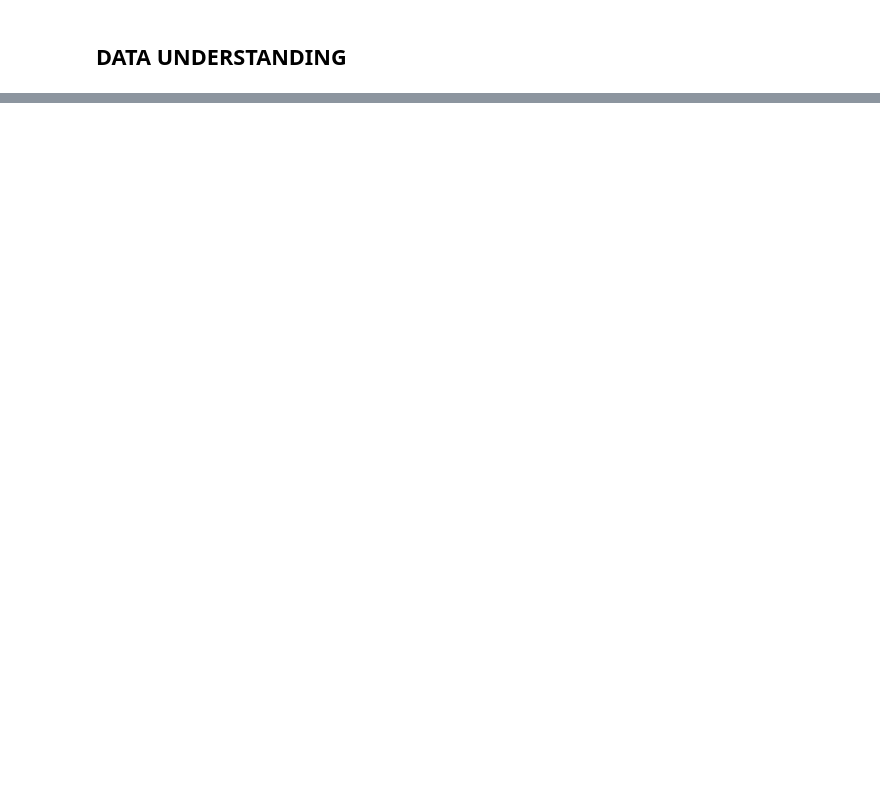
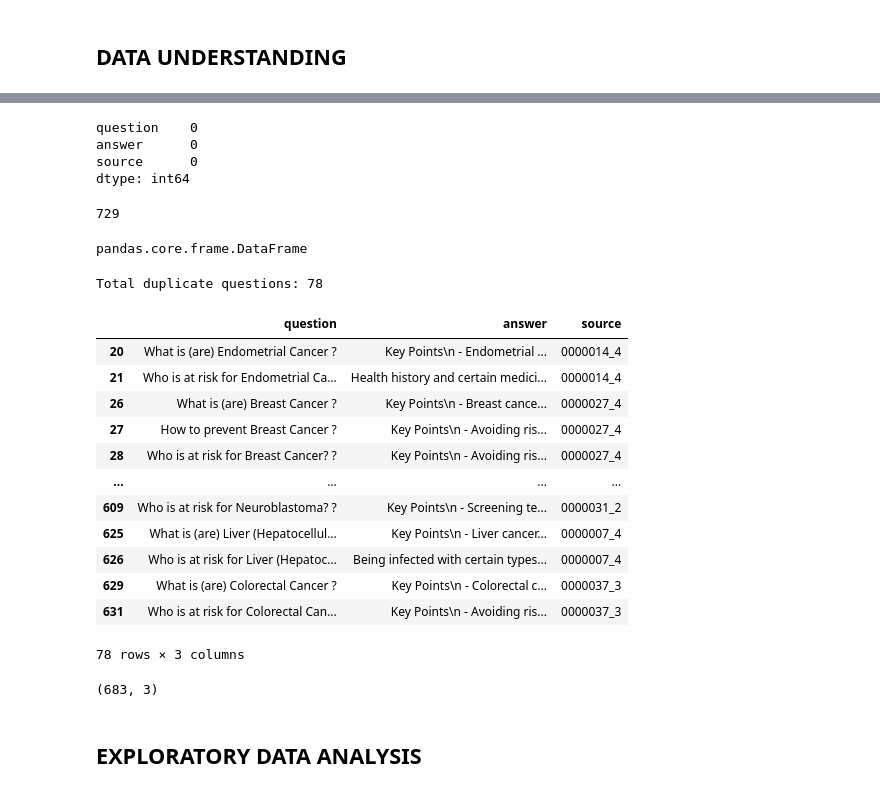
Before and after one commit to Husky-69/Cancer_NLP_Group_project, a Jupyter notebook: Medical_bot.ipynb, the cells around one changed output, grey strips where cells are left out. Drawn from its saved outputs; the diff is of its cells as text; code cells hidden in the pictures; blank space fills up the shorter version.

```diff
--- a/Medical_bot.ipynb
+++ b/Medical_bot.ipynb
@@ -209,0 +70,4 @@ from sklearn.preprocessing import StandardScaler
+# %%
+#We used the class to load all Q&A pairs from XML files in a specified folder
+folder = "/home/user/Documents/Project/Cancer_NLP_project/1_CancerGov_QA"
+cancer_df = CancerQALoader.load_all_qa_from_folder(folder)
@@ -209,0 +119,38 @@ from sklearn.preprocessing import StandardScaler
+# %%
+#Checking the number of missing values in each column of the DataFrame
+cancer_df.isnull().sum()
+# %% [output]
+question    0
+answer      0
+source      0
+dtype: int64
+# %%
+#Checking the number of rows in the DataFrame to see how many Q&A pairs were loaded
+len(cancer_df)
+# %% [output]
+729
+# %%
+#Checking the data type of the DataFrame to confirm it is a pandas DataFrame
+type(cancer_df)
+# %% [output]
+pandas.core.frame.DataFrame
+# %%
+# Check how many duplicate questions exist
+duplicate_questions = cancer_df[cancer_df.duplicated(subset='question', keep=False)]
+print(f"Total duplicate questions: {duplicate_questions.shape[0]}")
+duplicate_questions
+# %% [output]
+Total duplicate questions: 78
+|  | question | answer | source |
+| 20 | What is (are) Endometrial Cancer ? | Key Points\n - Endometrial ... | 0000014_4 |
+| 21 | Who is at risk for Endometrial Ca... | Health history and certain medici... | 0000014_4 |
+| 26 | What is (are) Breast Cancer ? | Key Points\n - Breast cance... | 0000027_4 |
+| 27 | How to prevent Breast Cancer ? | Key Points\n - Avoiding ris... | 0000027_4 |
+| 28 | Who is at risk for Breast Cancer? ? | Key Points\n - Avoiding ris... | 0000027_4 |
+| ... | ... | ... | ... |
+| 609 | Who is at risk for Neuroblastoma? ? | Key Points\n - Screening te... | 0000031_2 |
+| 625 | What is (are) Liver (Hepatocellul... | Key Points\n - Liver cancer... | 0000007_4 |
+| 626 | Who is at risk for Liver (Hepatoc... | Being infected with certain types... | 0000007_4 |
+| 629 | What is (are) Colorectal Cancer ? | Key Points\n - Colorectal c... | 0000037_3 |
+| 631 | Who is at risk for Colorectal Can... | Key Points\n - Avoiding ris... | 0000037_3 |
+78 rows × 3 columns
@@ -209,0 +160,7 @@ from sklearn.preprocessing import StandardScaler
+# %%
+#Checking the shape of the DataFrame after removing duplicates to see how many rows remain
+cancer_df.shape
+# %% [output]
+(683, 3)
+# %% [markdown]
+## EXPLORATORY DATA ANALYSIS
```
Also changed, not shown: parts of 47 cells of this notebook.
